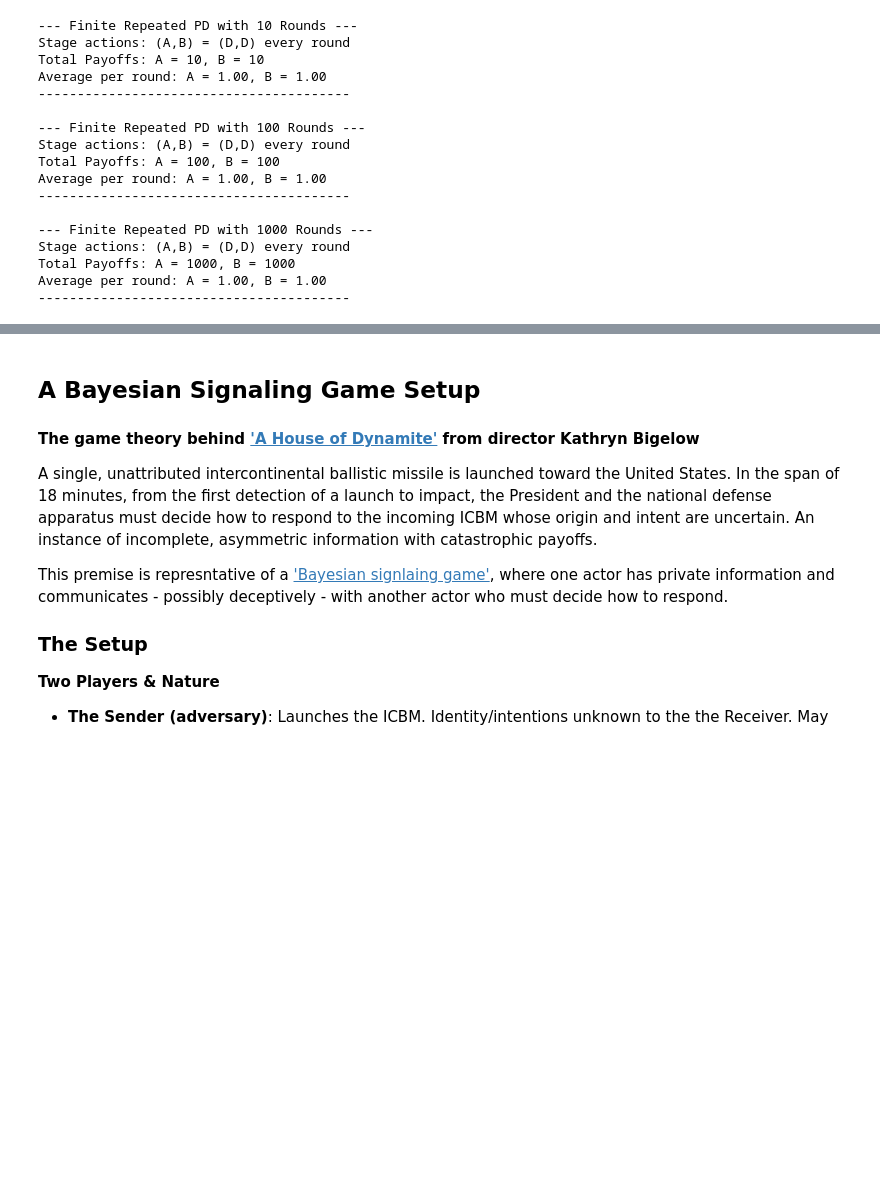
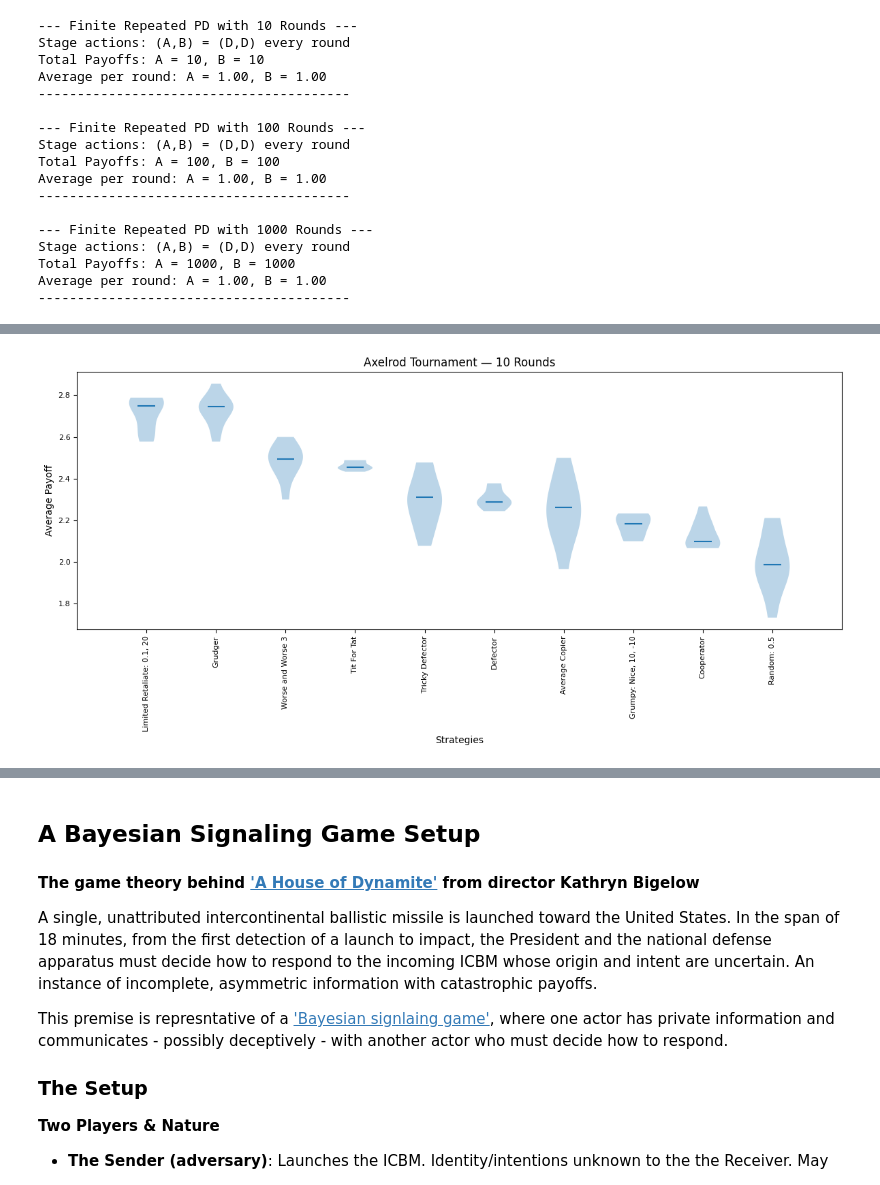
Before and after one commit to elenamurray/PS2-Algorithmic-Game-Theory, a Jupyter notebook: ps2.ipynb, the cells around one changed output, grey strips where cells are left out. Cells and saved outputs as stored; diff of their text form; code cells hidden in the pictures; blank space fills up the shorter version.

```diff
--- a/ps2.ipynb
+++ b/ps2.ipynb
@@ -184,7 +376,7 @@ The following 8 strategies will be tested:
 # %%
-# Axelrod Tournament:
-
-import axelrod as axl
+#Tournament Simulation
+import pandas as pd
+import matplotlib.pyplot as plt
 
 # Define the 10 strategies
 players = [
@@ -196,27 +388,69 @@ players = [
     axl.LimitedRetaliate(),      # Punish opponent for 5 rounds after defection
     axl.AverageCopier(),         # Cooperate with probability equal to opponent’s cooperation rate
     axl.WorseAndWorse3(),        # Becomes increasingly likely to defect as opponent defects
-    axl.Random(),                # Cooperate or defect randomly
+    axl.TrickyDefector(),        # Defects initially, then tries to trick opponent into cooperating
+    axl.Random()                 # Randomly cooperates or defects
 ]
 
-tournament_10 = axl.Tournament(players, turns=10, repetitions=10, seed=42)
-results_10 = tournament.play()
+# Run tournaments for different round lengths
+rounds_list = [10, 50, 200]
+results_dict = {}
+summary_table = []
+all_results = []  # store full data for combined plot later
 
-summary_10 = results_10.summarise()
-rank, name, mean_score, *rest = summary_10[0]
-print(f"Dominant strategy: {name} (Mean score: {mean_score:.3f})")
+for turns in rounds_list:
+    tournament = axl.Tournament(players, turns=turns, seed=42)
+    results = tournament.play(progress_bar=False)
+    results_dict[turns] = results
 
-tournament_100 = axl.Tournament(players, turns=100, repetitions=10, seed=42)
-results_100 = tournament.play()
+    summary = results.summarise()
+    for rank, name, mean_score, *rest in summary:
+        all_results.append({"Rounds": turns, "Strategy": name, "Mean Score": mean_score})
 
-summary_100 = results_100.summarise()
-rank, name, mean_score, *rest = summary_100[0]
-print(f"Dominant strategy: {name} (Mean score: {mean_score:.3f})")
+    # Extract top-ranked strategy
+    rank, name, mean_score, *rest = summary[0]
+    summary_table.append({"Rounds": turns, "Dominant Strategy": name, "Mean Score": mean_score})
 
-tournament_500 = axl.Tournament(players, turns=500, repetitions=10, seed=42)
-results_500 = tournament.play()
+# Display summary table
+df = pd.DataFrame(summary_table)
+display(df)
 
-summary_500 = results_500.summarise()
-rank, name, mean_score, *rest = summary_500[0]
-print(f"Dominant strategy: {name} (Mean score: {mean_score:.3f})")
+# --- Plot results (individual tournaments) ---
+for turns, results in results_dict.items():
+    plot = axl.Plot(results)
+    _, ax = plt.subplots(figsize=(8, 4))
+    ax.set_title(f"Axelrod Tournament — {turns} Rounds")
+    ax.set_xlabel("Strategies")
+    ax.set_ylabel("Average Payoff")
+
+    plot.boxplot(ax=ax)
+    plt.tight_layout()
+    plt.show()
+
+# --- Combined summary plot across all tournaments ---
+combined_df = pd.DataFrame(all_results)
+
+plt.figure(figsize=(10, 6))
+for strategy in combined_df["Strategy"].unique():
+    subset = combined_df[combined_df["Strategy"] == strategy]
+    plt.plot(subset["Rounds"], subset["Mean Score"], marker="o", label=strategy)
+
+plt.title("Mean Payoff Across Tournament Lengths")
+plt.xlabel("Number of Rounds per Match")
+plt.ylabel("Mean Payoff")
+plt.legend(bbox_to_anchor=(1.05, 1), loc="upper left")
+plt.grid(True, linestyle="--", alpha=0.6)
+plt.tight_layout()
+plt.show()
+
+# --- Payoff matrix plot for the 200-round tournament ---
+results_200 = results_dict[200]
+plot_200 = axl.Plot(results_200)
+_, ax = plt.subplots(figsize=(8, 6))
+ax.set_title("Payoff Matrix — 200 Rounds")
+ax.set_xlabel("Opponent Strategy")
+ax.set_ylabel("Player Strategy")
+
+p_200 = plot_200.payoff(ax=ax)
+p_200.show()
 # %% [output]
@@ -225,0 +461 @@ Dominant strategy: Grudger (Mean score: 2.737)
+[figure, added]
```
Also changed, not shown: parts of 16 cells of this notebook.
